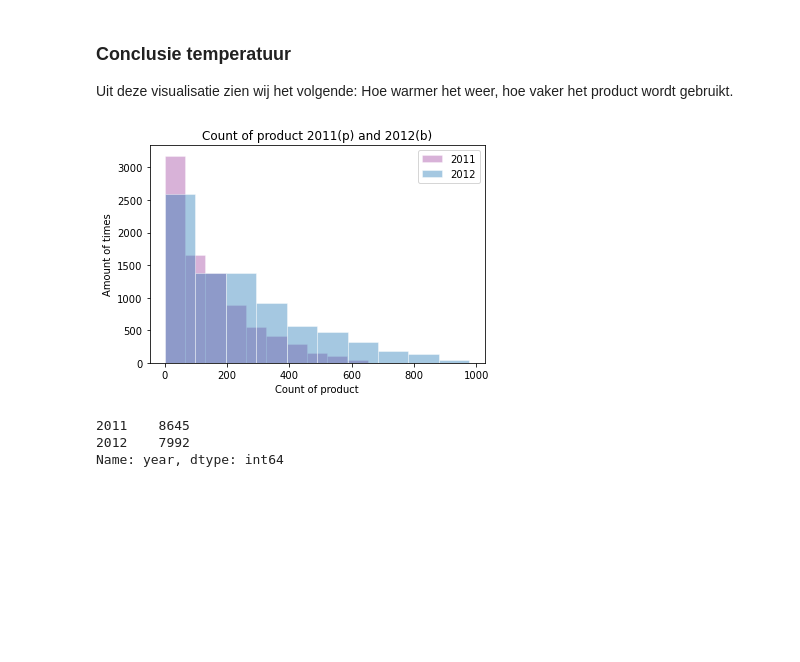
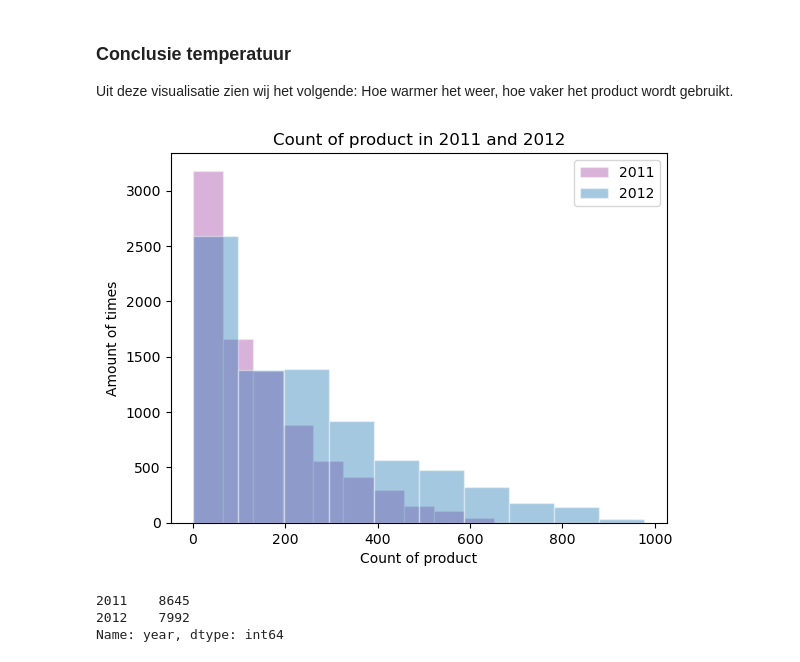
Before and after one commit to NimaGhafar/machine_learning_deurwaardes, a Jupyter notebook: Heethoofd_Portfolio.ipynb, the cells around one changed output. Drawn from its saved outputs; the diff is of its cells as text; code cells hidden in the pictures; blank space fills up the shorter version.

```diff
--- a/Heethoofd_Portfolio.ipynb
+++ b/Heethoofd_Portfolio.ipynb
@@ -349,18 +353,18 @@ Uit deze visualisatie zien wij het volgende: Hoe warmer het weer, hoe vaker het
 # %%
 train['datum'] = train['date_hour'].dt.date
 
 train2011 = train[train["year"] == 2011]
 train2012 = train[train["year"] == 2012]
 
 plt.hist(train2011["cnt"], alpha = 0.3, color = "purple", edgecolor = 'w', label= '2011')
 plt.hist(train2012["cnt"], alpha = 0.4, edgecolor = 'w', label = '2012')
 plt.xlabel("Count of product")
 plt.ylabel("Amount of times")
-plt.title("Count of product 2011(p) and 2012(b)")
+plt.title("Count of product in 2011 and 2012")
 plt.legend()
 plt.show()
 # %% [output]
-[figure, old version]
+[figure, new version]
 # %%
 train["year"].value_counts()
 # %% [output]
```
Also changed, not shown: parts of 38 cells of this notebook.
